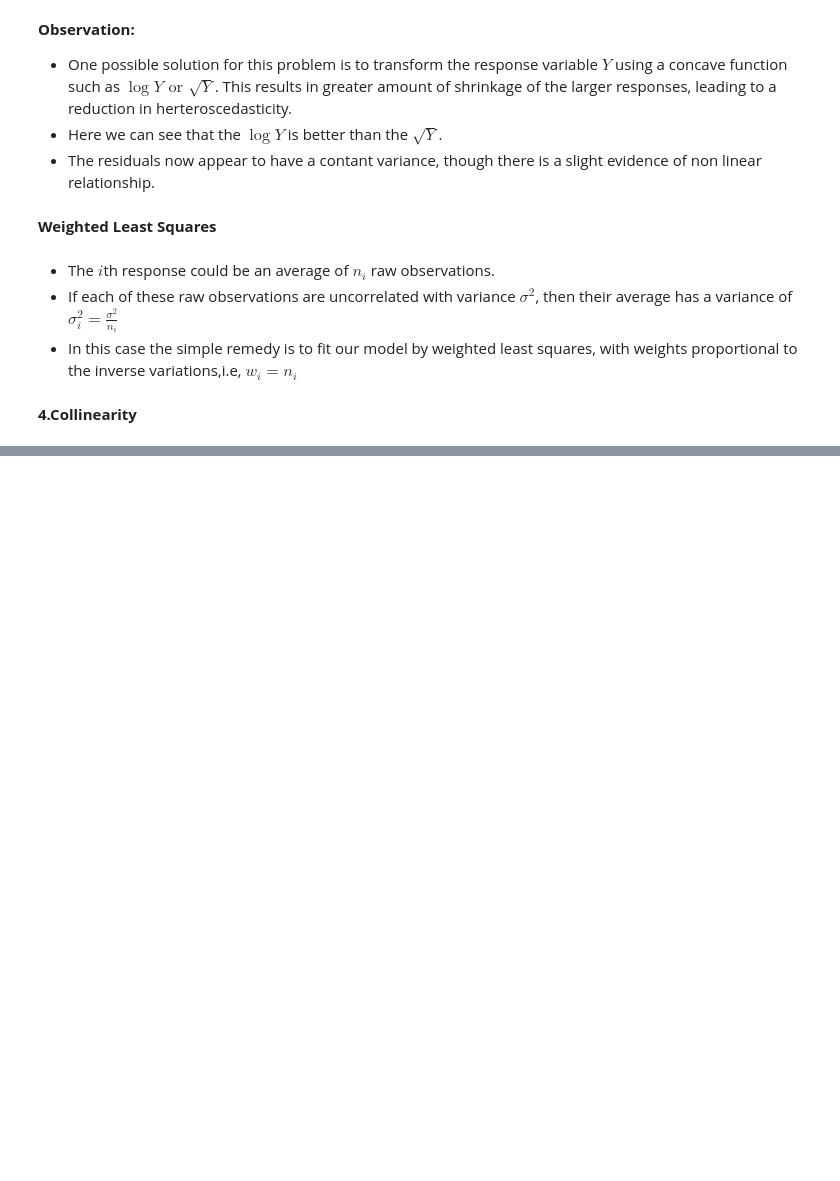
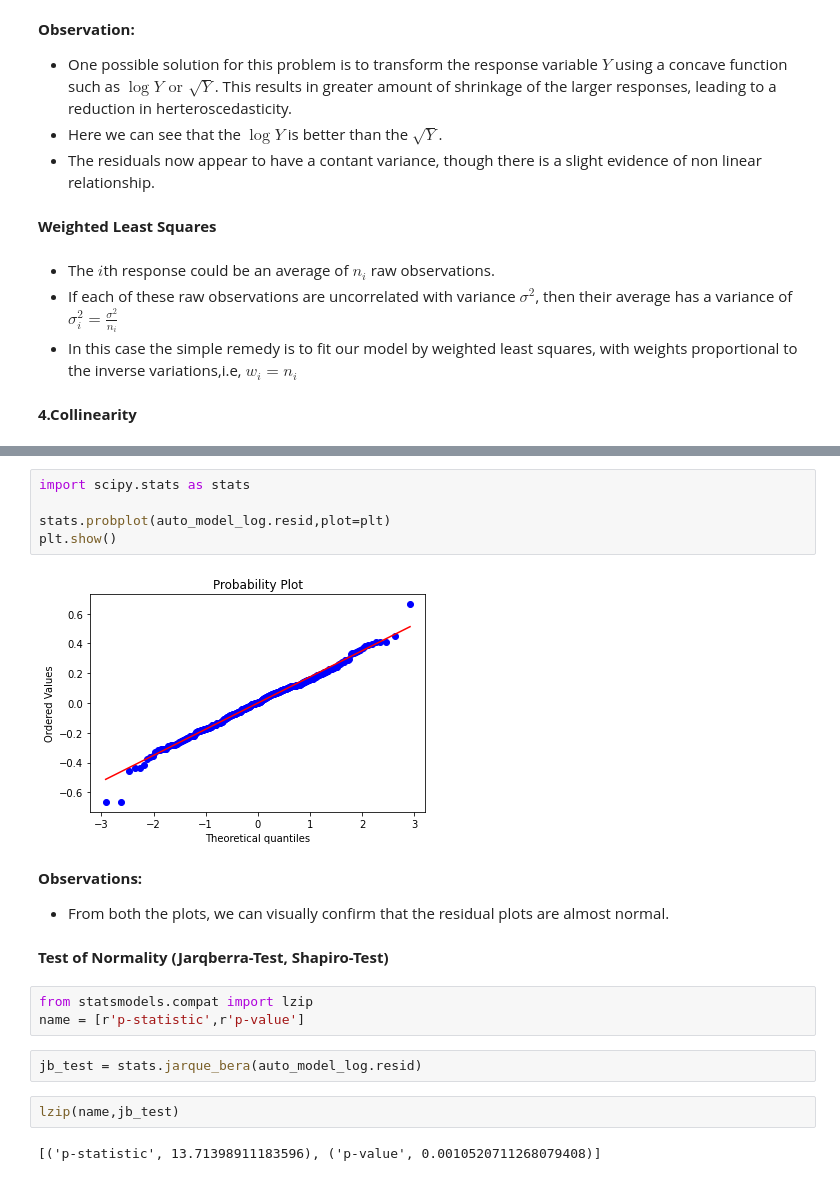
Before and after one commit to Revanthshalon/Machine-Learning, a Jupyter notebook: An Introduction to Statistical Learning/Unit 3 - Linear Regression/Unit 3 - Linear Regression.ipynb, the cells around one changed output, grey strips where cells are left out. Saved outputs shown, nothing was run; the diff lists cells and outputs as text; blank space fills up the shorter version.

```diff
--- a/An Introduction to Statistical Learning/Unit 3 - Linear Regression/Unit 3 - Linear Regression.ipynb
+++ b/An Introduction to Statistical Learning/Unit 3 - Linear Regression/Unit 3 - Linear Regression.ipynb
@@ -837,0 +928,21 @@ plt.show()
+# %%
+import scipy.stats as stats
+
+stats.probplot(auto_model_log.resid,plot=plt)
+plt.show()
+# %% [output]
+[figure, added]
+# %% [markdown]
+**Observations:**
+- From both the plots, we can visually confirm that the residual plots are almost normal.
+# %% [markdown]
+**Test of Normality (Jarqberra-Test, Shapiro-Test)**
+# %%
+from statsmodels.compat import lzip
+name = [r'p-statistic',r'p-value']
+# %%
+jb_test = stats.jarque_bera(auto_model_log.resid)
+# %%
+lzip(name,jb_test)
+# %% [output]
+[('p-statistic', 13.71398911183596), ('p-value', 0.0010520711268079408)]
```
Also changed, not shown: parts of 48 cells of this notebook.
